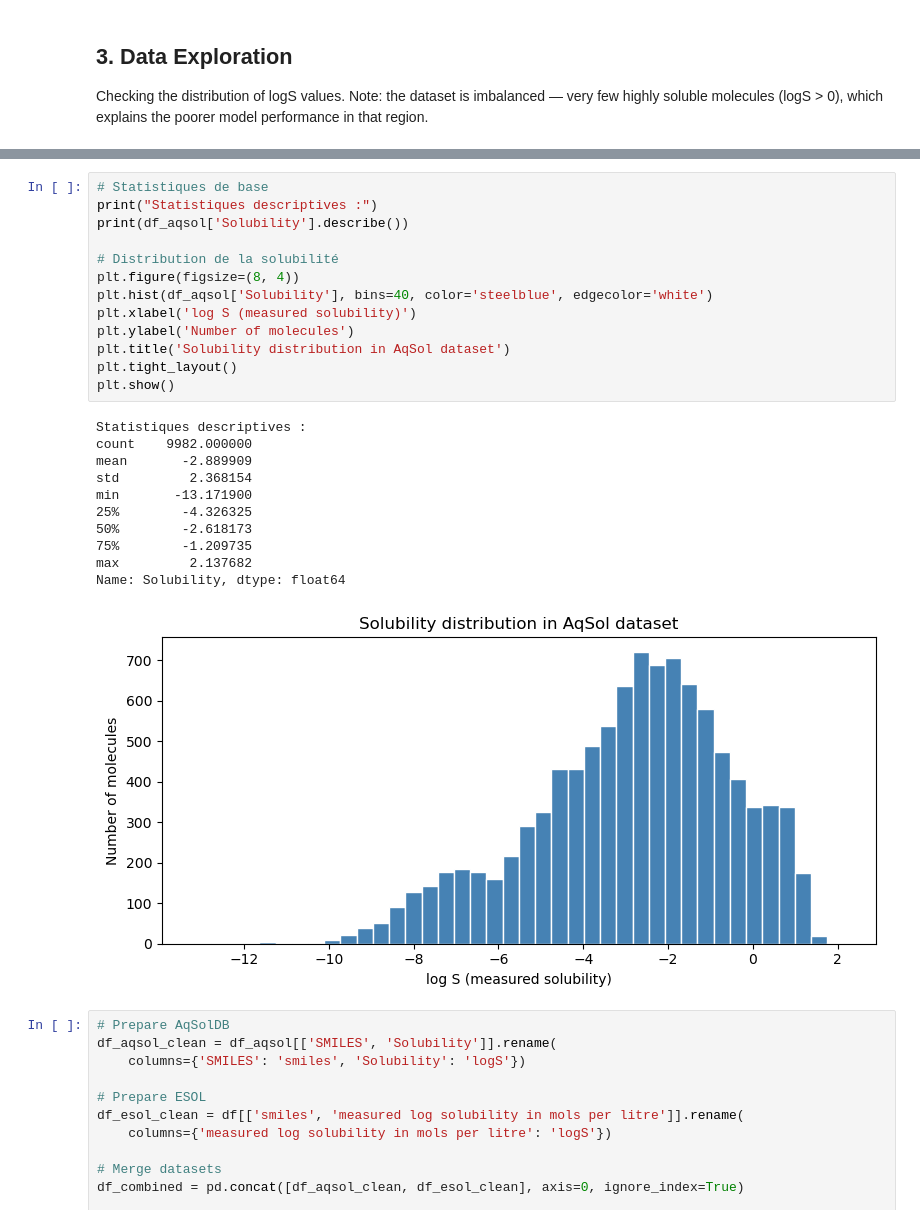
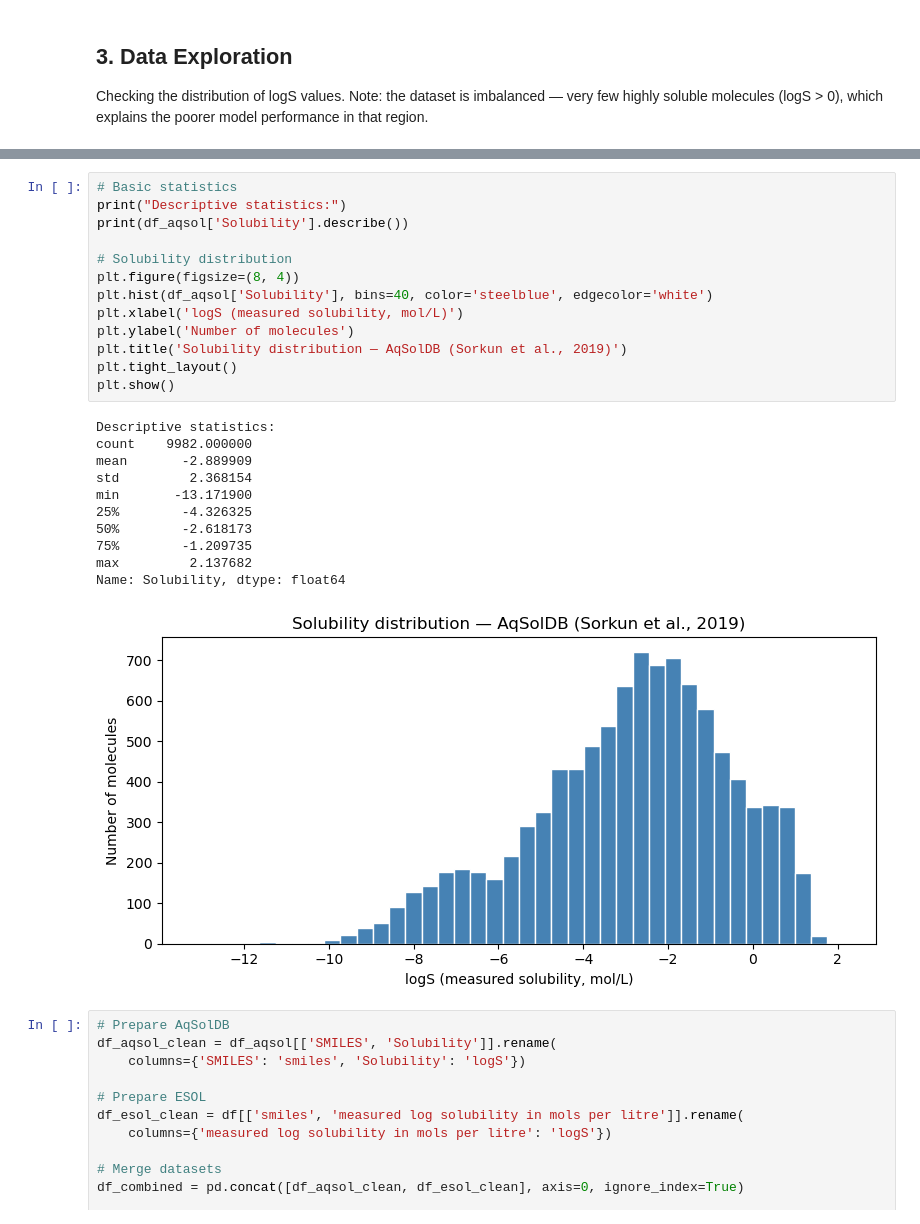
Before and after one commit to tub-aspique/cheminformatics, a Jupyter notebook: notebooks/01_esol_solubility.ipynb, the cells around one changed output, grey strips where cells are left out. Saved outputs shown, nothing was run; the diff lists cells and outputs as text.

```diff
--- a/notebooks/01_esol_solubility.ipynb
+++ b/notebooks/01_esol_solubility.ipynb
@@ -112,28 +114,28 @@ Name: measured log solubility in mols per litre, dtype: float64
 # %%
-# Statistiques de base
-print("Statistiques descriptives :")
+# Basic statistics
+print("Descriptive statistics:")
 print(df_aqsol['Solubility'].describe())
 
-# Distribution de la solubilité
+# Solubility distribution
 plt.figure(figsize=(8, 4))
 plt.hist(df_aqsol['Solubility'], bins=40, color='steelblue', edgecolor='white')
-plt.xlabel('log S (measured solubility)')
+plt.xlabel('logS (measured solubility, mol/L)')
 plt.ylabel('Number of molecules')
-plt.title('Solubility distribution in AqSol dataset')
+plt.title('Solubility distribution — AqSolDB (Sorkun et al., 2019)')
 plt.tight_layout()
 plt.show()
 # %% [output]
-Statistiques descriptives :
+Descriptive statistics:
 count    9982.000000
 mean       -2.889909
 std         2.368154
 min       -13.171900
 25%        -4.326325
 50%        -2.618173
 75%        -1.209735
 max         2.137682
 Name: Solubility, dtype: float64
-[figure, old version]
+[figure, new version]
 # %%
 # Prepare AqSolDB
 df_aqsol_clean = df_aqsol[['SMILES', 'Solubility']].rename(
```
Also changed, not shown: parts of 18 cells of this notebook, 2 other files.
